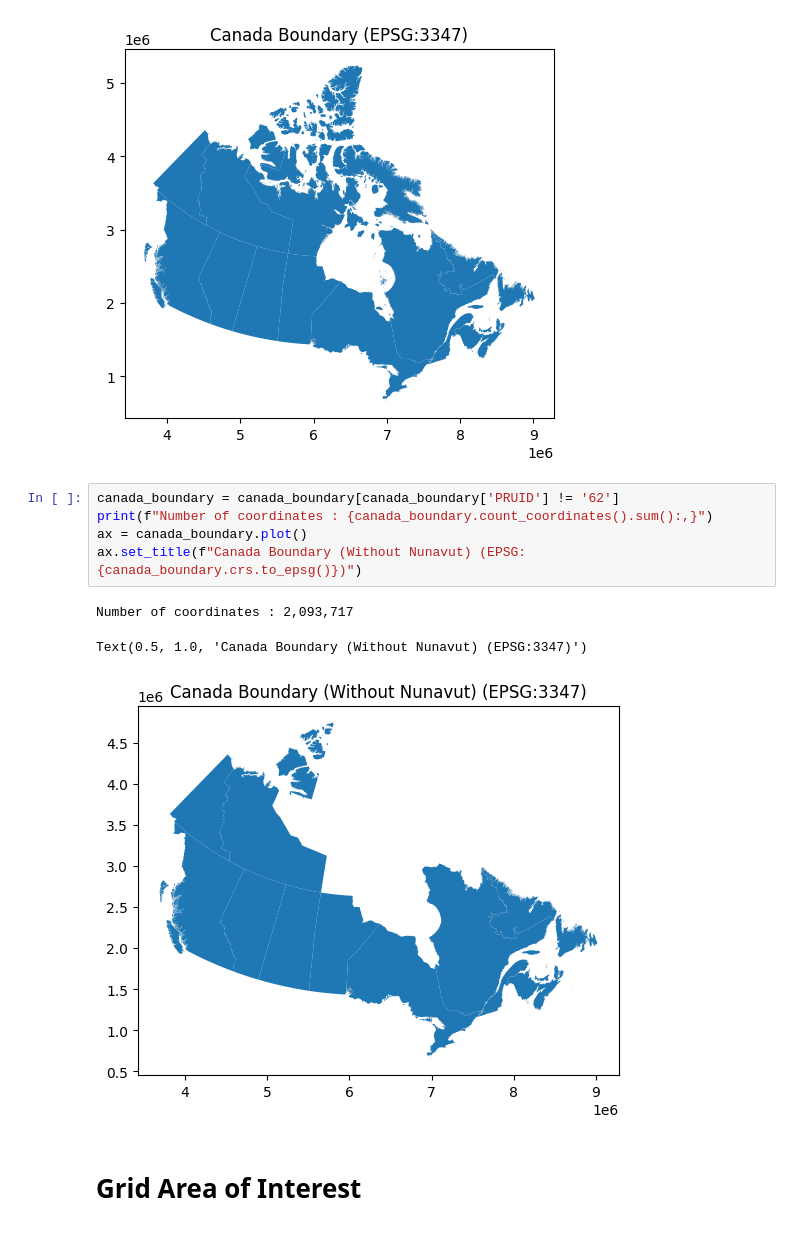
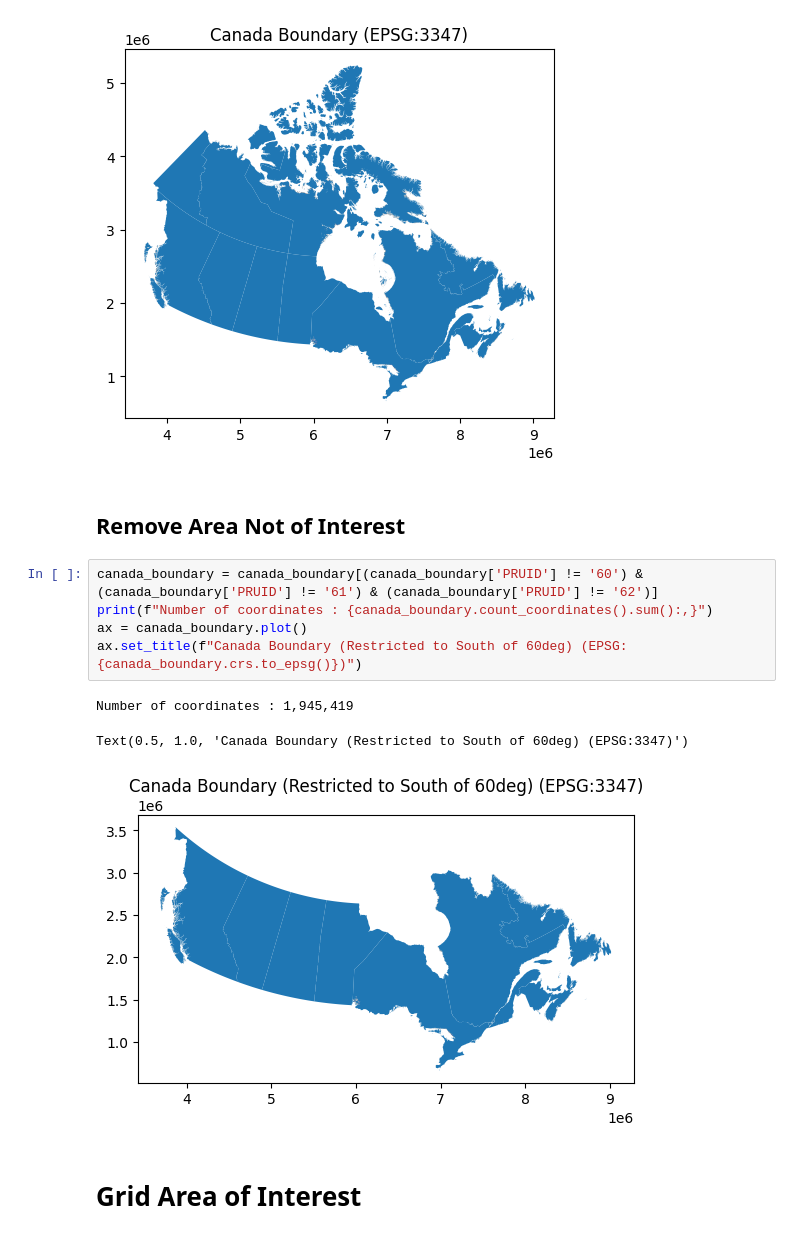
Before and after one commit to AlexandreBrown/WildfirePrediction, a Jupyter notebook: download_data.ipynb, the cells around one changed output. Drawn from its saved outputs; the diff is of its cells as text.

```diff
--- a/download_data.ipynb
+++ b/download_data.ipynb
@@ -237,14 +284,16 @@ ax.set_title(f"Canada Boundary (EPSG:{canada_boundary.crs.to_epsg()})")
 Number of coordinates : 3,390,960
 Text(0.5, 1.0, 'Canada Boundary (EPSG:3347)')
 [figure]
+# %% [markdown]
+## Remove Area Not of Interest
 # %%
-canada_boundary = canada_boundary[canada_boundary['PRUID'] != '62']
+canada_boundary = canada_boundary[(canada_boundary['PRUID'] != '60') & (canada_boundary['PRUID'] != '61') & (canada_boundary['PRUID'] != '62')]
 print(f"Number of coordinates : {canada_boundary.count_coordinates().sum():,}")
 ax = canada_boundary.plot()
-ax.set_title(f"Canada Boundary (Without Nunavut) (EPSG:{canada_boundary.crs.to_epsg()})")
+ax.set_title(f"Canada Boundary (Restricted to South of 60deg) (EPSG:{canada_boundary.crs.to_epsg()})")
 # %% [output]
-Number of coordinates : 2,093,717
+Number of coordinates : 1,945,419
-Text(0.5, 1.0, 'Canada Boundary (Without Nunavut) (EPSG:3347)')
+Text(0.5, 1.0, 'Canada Boundary (Restricted to South of 60deg) (EPSG:3347)')
-[figure, old version]
+[figure, new version]
 # %% [markdown]
 # Grid Area of Interest
```
Also changed, not shown: parts of 24 cells of this notebook, 3 other files.
